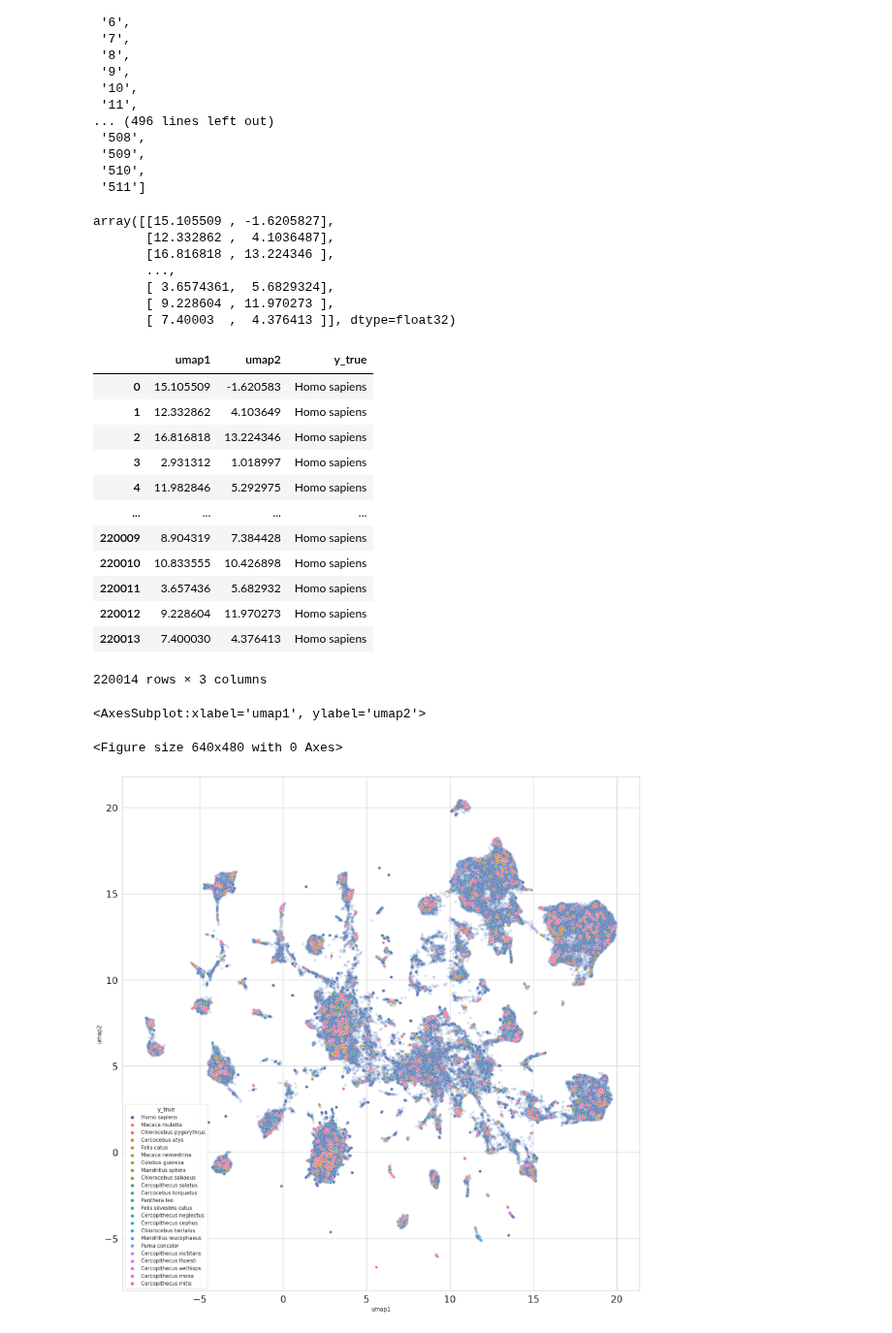
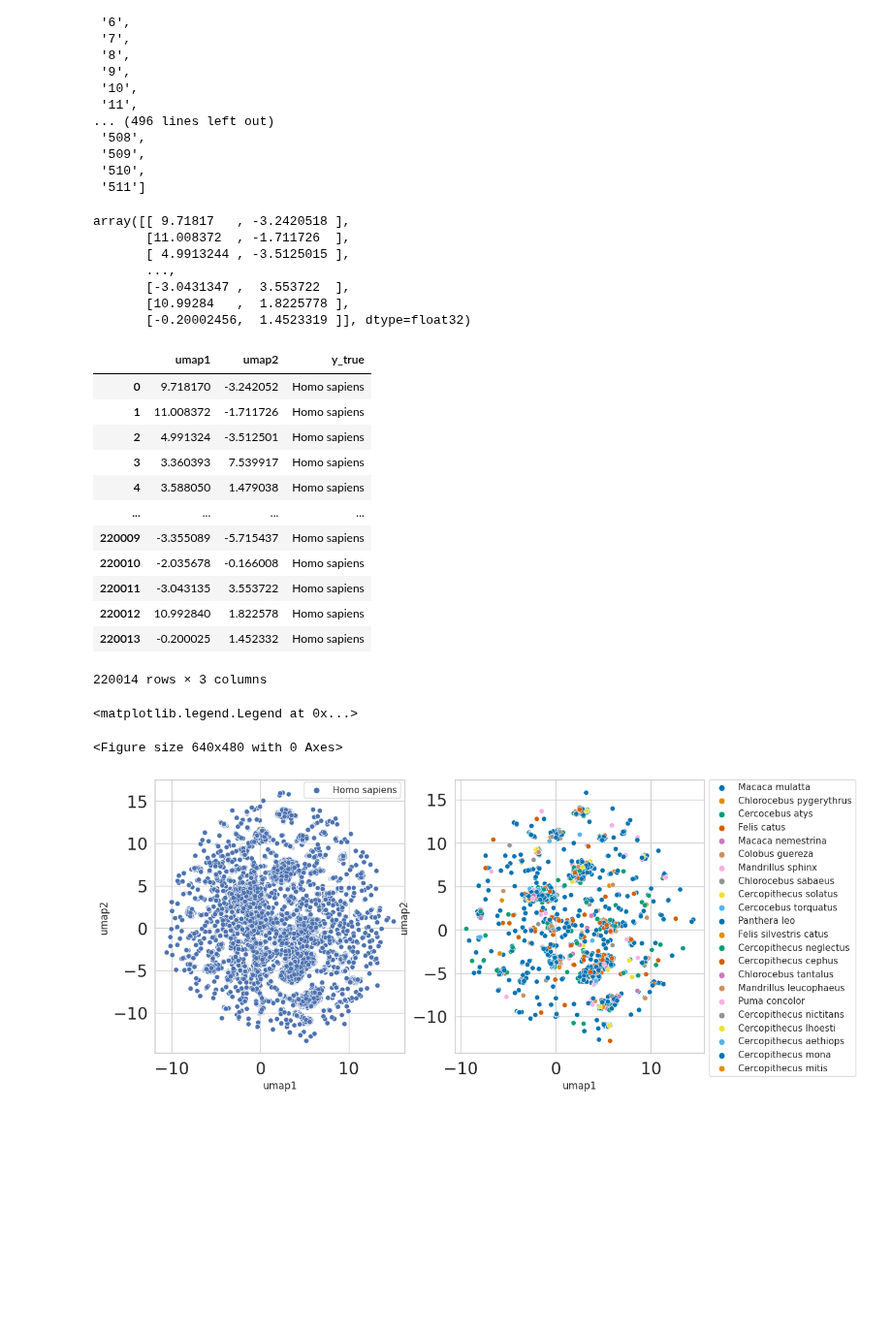
Before and after one commit to NSF-COMPASS-Center/HAVEN, a Jupyter notebook: src/jupyter_notebooks/few_shot_learning/Embedding - umap Analysis.ipynb, the cells around one changed output. Shown at 97% size. Drawn from its saved outputs; the diff is of its cells as text; code cells hidden in the pictures; blank space fills up the shorter version.

```diff
--- a/src/jupyter_notebooks/few_shot_learning/Embedding - umap Analysis.ipynb
+++ b/src/jupyter_notebooks/few_shot_learning/Embedding - umap Analysis.ipynb
@@ -176,46 +176,48 @@ columns
 # %%
 import umap
 # %%
-umap_emb = umap.UMAP().fit_transform(virprobert_embedding_df_selected[columns])
+umap_emb = umap.UMAP(n_neighbors=5, min_dist=0.0, n_components=2, random_state=42).fit_transform(virprobert_embedding_df_selected[columns])
 # %%
 umap_emb
 # %% [output]
-array([[15.105509 , -1.6205827],
-       [12.332862 ,  4.1036487],
-       [16.816818 , 13.224346 ],
+array([[ 9.71817   , -3.2420518 ],
+       [11.008372  , -1.711726  ],
+       [ 4.9913244 , -3.5125015 ],
        ...,
-       [ 3.6574361,  5.6829324],
-       [ 9.228604 , 11.970273 ],
-       [ 7.40003  ,  4.376413 ]], dtype=float32)
+       [-3.0431347 ,  3.553722  ],
+       [10.99284   ,  1.8225778 ],
+       [-0.20002456,  1.4523319 ]], dtype=float32)
 # %%
 umap_emb_df = pd.DataFrame(umap_emb, columns=["umap1", "umap2"])
 umap_emb_df[label_col] = virprobert_embedding_df_selected[label_col]
 umap_emb_df
 # %% [output]
 |  | umap1 | umap2 | y_true |
-| 0 | 15.105509 | -1.620583 | Homo sapiens |
-| 1 | 12.332862 | 4.103649 | Homo sapiens |
-| 2 | 16.816818 | 13.224346 | Homo sapiens |
-| 3 | 2.931312 | 1.018997 | Homo sapiens |
-| 4 | 11.982846 | 5.292975 | Homo sapiens |
+| 0 | 9.718170 | -3.242052 | Homo sapiens |
+| 1 | 11.008372 | -1.711726 | Homo sapiens |
+| 2 | 4.991324 | -3.512501 | Homo sapiens |
+| 3 | 3.360393 | 7.539917 | Homo sapiens |
+| 4 | 3.588050 | 1.479038 | Homo sapiens |
 | ... | ... | ... | ... |
-| 220009 | 8.904319 | 7.384428 | Homo sapiens |
-| 220010 | 10.833555 | 10.426898 | Homo sapiens |
-| 220011 | 3.657436 | 5.682932 | Homo sapiens |
-| 220012 | 9.228604 | 11.970273 | Homo sapiens |
-| 220013 | 7.400030 | 4.376413 | Homo sapiens |
+| 220009 | -3.355089 | -5.715437 | Homo sapiens |
+| 220010 | -2.035678 | -0.166008 | Homo sapiens |
+| 220011 | -3.043135 | 3.553722 | Homo sapiens |
+| 220012 | 10.992840 | 1.822578 | Homo sapiens |
+| 220013 | -0.200025 | 1.452332 | Homo sapiens |
 220014 rows × 3 columns
 # %%
 plt.clf()
-fig, ax = plt.subplots(1, figsize=(20, 20))
+fig, axs = plt.subplots(1, 2, figsize=(12, 6))
 sns.set_theme(style="whitegrid")
 plt.rcParams['xtick.labelsize'] = 20
 plt.rcParams['ytick.labelsize'] = 20
 plt.rcParams.update({'font.size': 20})
 
-sns.scatterplot(data=umap_emb_df[umap_emb_df[label_col]=="Homo sapiens"], x="umap1", y="umap2", hue=label_col, alpha=.2, ax=ax)
-sns.scatterplot(data=umap_emb_df[umap_emb_df[label_col]!="Homo sapiens"], x="umap1", y="umap2", hue=label_col, ax=ax)
+sns.scatterplot(data=umap_emb_df[umap_emb_df[label_col]=="Homo sapiens"], x="umap1", y="umap2", hue=label_col, ax=axs[0])
+sns.scatterplot(data=umap_emb_df[umap_emb_df[label_col]!="Homo sapiens"], x="umap1", y="umap2", hue=label_col, ax=axs[1], palette="colorblind")
+axs[0].legend(bbox_to_anchor=(1.00, 1.01))
+axs[1].legend(bbox_to_anchor=(1.00, 1.02))
 # %% [output]
-<AxesSubplot:xlabel='umap1', ylabel='umap2'>
+<matplotlib.legend.Legend at 0x...>
 <Figure size 640x480 with 0 Axes>
-[figure, old version]
+[figure, new version]
```
Also changed, not shown: parts of 10 cells of this notebook, 3 other files.
